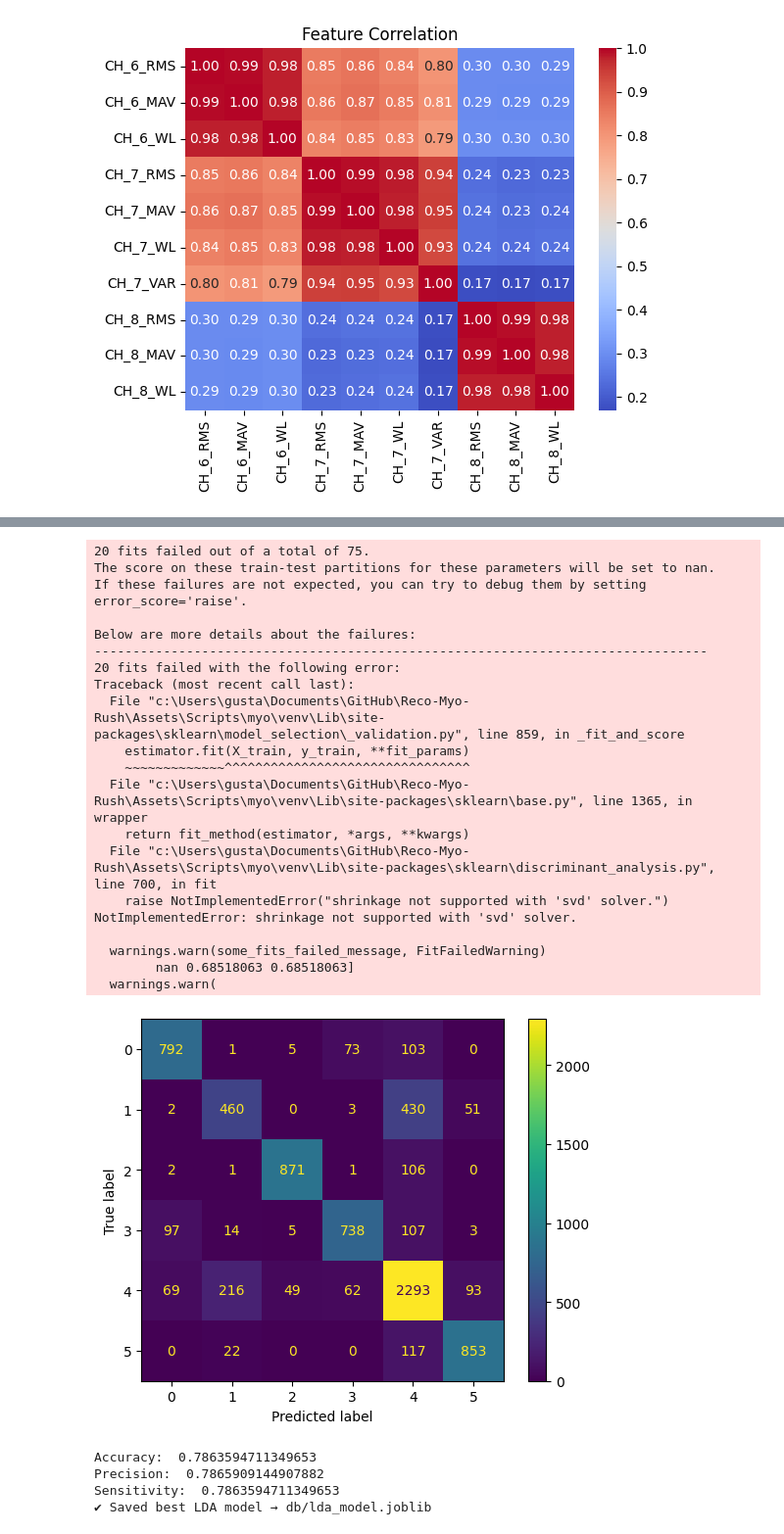
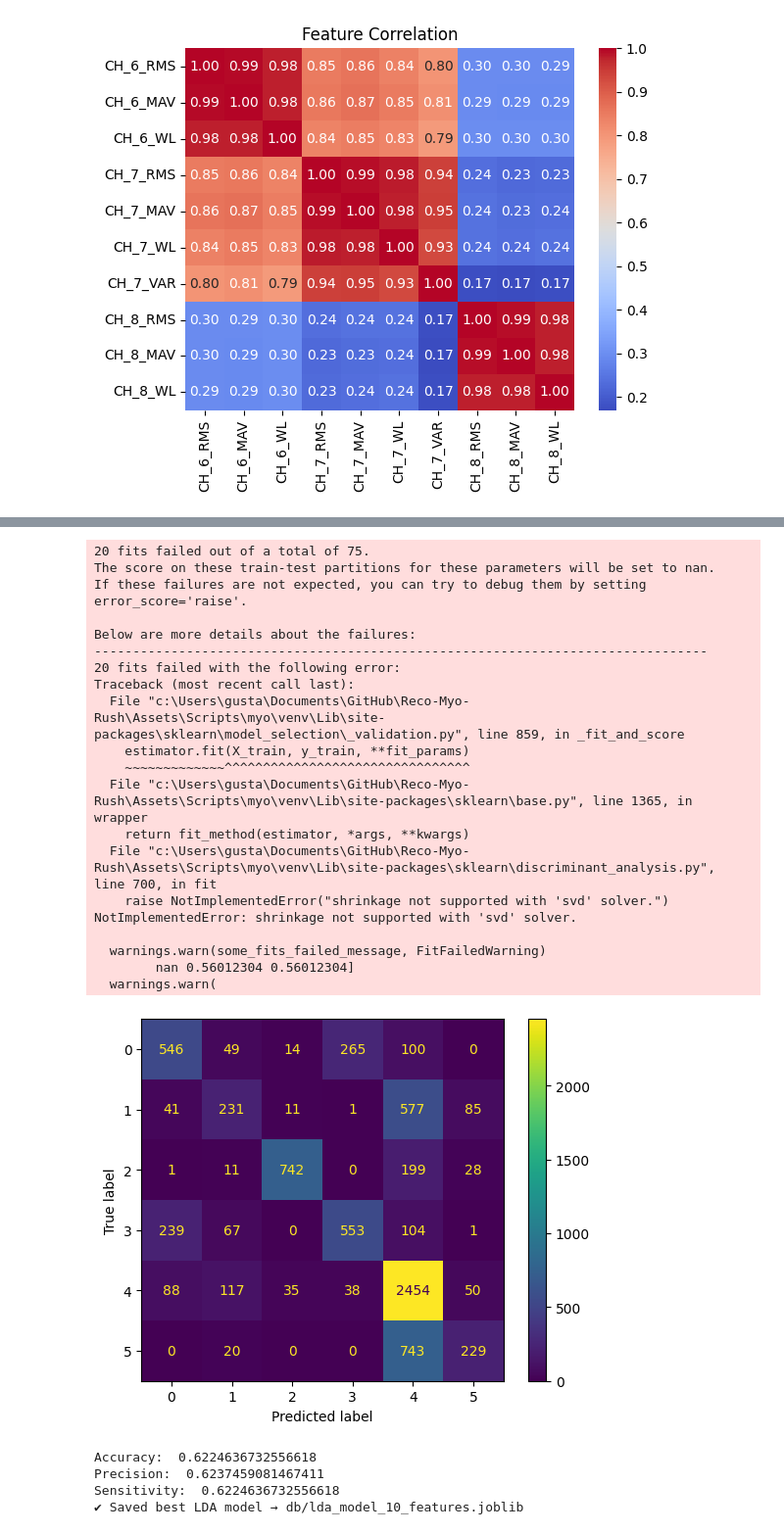
Before and after one commit to AntonioSTO/Reco-Myo-Rush, a Jupyter notebook: Assets/Scripts/myo/processing_rw.ipynb, the cells around one changed output, grey strips where cells are left out. Shown at 98% size. Cells and saved outputs as stored; diff of their text form; code cells hidden in the pictures.

```diff
--- a/Assets/Scripts/myo/processing_rw.ipynb
+++ b/Assets/Scripts/myo/processing_rw.ipynb
@@ -168,0 +190,10 @@ Top 10 Selected Features:
+# %%
+X_selected = np.load("processed/X_10features.npy")
+y = np.load("processed/y.npy")
+
+with open("processed/selected_features.pkl", "rb") as f:
+    cols = pickle.load(f)
+
+print("X_selected shape:", X_selected.shape)
+print("y shape:", y.shape)
+print("Selected columns:", cols)
@@ -179,8 +214,17 @@ plt.show()
 # %%
 from sklearn.model_selection import train_test_split, KFold, GridSearchCV
 from sklearn.metrics import accuracy_score, precision_score, recall_score, confusion_matrix, ConfusionMatrixDisplay
+import matplotlib.pyplot as plt
+import numpy as np
 
-X_train, X_test, y_train, y_test = train_test_split(final_X, final_y, test_size=0.2, random_state=42, stratify=final_y)
+# ----------- USE AS 10 FEATURES SELECIONADAS -----------
+X = X_selected              # agora é (N amostras, 10 features)
+y = final_y                 # rótulos
+# -------------------------------------------------------
+
+X_train, X_test, y_train, y_test = train_test_split(
+    X, y, test_size=0.2, random_state=42, stratify=y
+)
 
 average=np.array([0])
 preci=np.array([0])
@@ -190,7 +234,13 @@ bst_est=[]
 kf = KFold(n_splits=5, shuffle=True, random_state=7)
 
 def training_and_testing(estimator, param_grid, X_train, y_train, X_test, y_test):
-    grid_search = GridSearchCV(estimator=estimator, param_grid=param_grid, cv=kf, scoring='accuracy', verbose=2)
+    grid_search = GridSearchCV(
+        estimator=estimator,
+        param_grid=param_grid,
+        cv=kf,
+        scoring='accuracy',
+        verbose=2
+    )
 
     # Perform the grid search
     grid_search.fit(X_train, y_train)
@@ -202,21 +252,22 @@ def training_and_testing(estimator, param_grid, X_train, y_train, X_test, y_test
     best_model = grid_search.best_estimator_
     y_pred = best_model.predict(X_test)
 
-    # Calculate and print all final metrics
+    # Metrics
     accuracy = accuracy_score(y_test, y_pred)
     precision = precision_score(y_test, y_pred, average='weighted')
-    sensitivity = recall_score(y_test, y_pred, average='weighted') # Sensitivity is the same as recall
+    sensitivity = recall_score(y_test, y_pred, average='weighted')
 
     print(f"Final Test Accuracy: {accuracy:.2f}")
     print(f"Final Test Precision: {precision:.2f}")
     print(f"Final Test Sensitivity (Recall): {sensitivity:.2f}")
 
-    # Display the final confusion matrix
+    # Confusion matrix
     print("\nFinal Confusion Matrix (on test data):")
     mat_con = confusion_matrix(y_test, y_pred)
     disp = ConfusionMatrixDisplay(confusion_matrix=mat_con)
     disp.plot()
     plt.show()
+
     return accuracy, precision, sensitivity, grid_search
 # %%
 from sklearn.neighbors import KNeighborsClassifier
@@ -518,8 +569,8 @@ bst_est.append(grid_search.best_params_)
 
 # --- SAVE BEST LDA MODEL ---
 best_lda = grid_search.best_estimator_
-joblib.dump(best_lda, "db/lda_model.joblib")
-print("✔ Saved best LDA model → db/lda_model.joblib")
+joblib.dump(best_lda, "db/lda_model_10_features.joblib")
+print("✔ Saved best LDA model → db/lda_model_10_features.joblib")
 # %% [output]
 Fitting 5 folds for each of 15 candidates, totalling 75 fits
 [CV] END .........................shrinkage=None, solver=svd; total time=   0.0s
@@ -539,30 +590,30 @@ Final Test Sensitivity (Recall): 0.79
 
 Final Confusion Matrix (on test data):
 20 fits failed out of a total of 75.
 The score on these train-test partitions for these parameters will be set to nan.
 If these failures are not expected, you can try to debug them by setting error_score='raise'.
 
 Below are more details about the failures:
 --------------------------------------------------------------------------------
 20 fits failed with the following error:
 Traceback (most recent call last):
   File "c:\Users\gusta\Documents\GitHub\Reco-Myo-Rush\Assets\Scripts\myo\venv\Lib\site-packages\sklearn\model_selection\_validation.py", line 859, in _fit_and_score
     estimator.fit(X_train, y_train, **fit_params)
     ~~~~~~~~~~~~~^^^^^^^^^^^^^^^^^^^^^^^^^^^^^^^^
   File "c:\Users\gusta\Documents\GitHub\Reco-Myo-Rush\Assets\Scripts\myo\venv\Lib\site-packages\sklearn\base.py", line 1365, in wrapper
     return fit_method(estimator, *args, **kwargs)
   File "c:\Users\gusta\Documents\GitHub\Reco-Myo-Rush\Assets\Scripts\myo\venv\Lib\site-packages\sklearn\discriminant_analysis.py", line 700, in fit
     raise NotImplementedError("shrinkage not supported with 'svd' solver.")
 NotImplementedError: shrinkage not supported with 'svd' solver.
 
   warnings.warn(some_fits_failed_message, FitFailedWarning)
-        nan 0.68518063 0.68518063]
+        nan 0.56012304 0.56012304]
   warnings.warn(
-[figure, old version]
+[figure, new version]
-Accuracy:  0.7863594711349653
-Precision:  0.7865909144907882
-Sensitivity:  0.7863594711349653
-✔ Saved best LDA model → db/lda_model.joblib
+Accuracy:  0.6224636732556618
+Precision:  0.6237459081467411
+Sensitivity:  0.6224636732556618
+✔ Saved best LDA model → db/lda_model_10_features.joblib
 # %%
 from sklearn.neural_network import MLPClassifier
 import joblib
```
Also changed, not shown: parts of 13 cells of this notebook, 18 other files.
